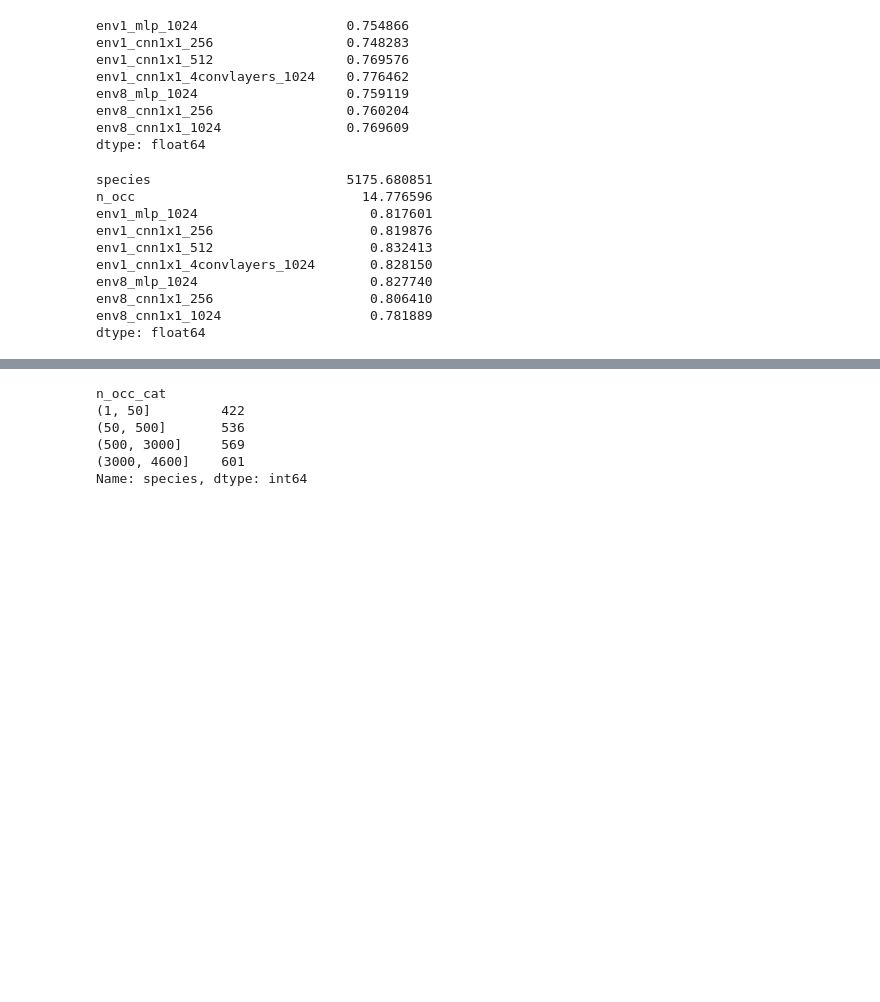
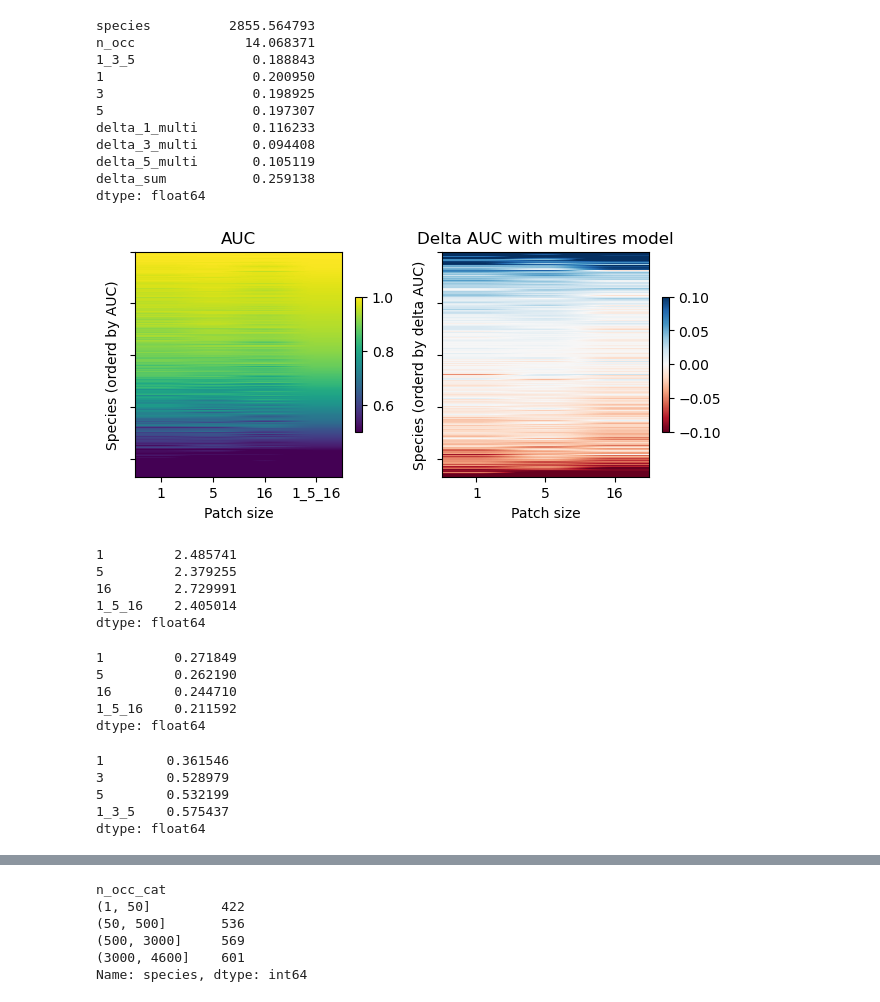
Before and after one commit to ninavantiel/multi_scale_SDMs, a Jupyter notebook: model_evaluation.ipynb, the cells around one changed output, grey strips where cells are left out. Drawn from its saved outputs; the diff is of its cells as text; code cells hidden in the pictures; blank space fills up the shorter version.

```diff
--- a/model_evaluation.ipynb
+++ b/model_evaluation.ipynb
@@ -57,24 +76,56 @@ FileNotFoundError: [Errno 2] No such file or directory: 'models/0213_MLP_env_1x1
 # %%
-auc_df.mean(axis=0)
+auc_df.reset_index()[auc_df.reset_index()['n_occ'] <= 50].std(axis=0)
 # %% [output]
-env1_mlp_1024                   0.754866
-env1_cnn1x1_256                 0.748283
-env1_cnn1x1_512                 0.769576
-env1_cnn1x1_4convlayers_1024    0.776462
-env8_mlp_1024                   0.759119
-env8_cnn1x1_256                 0.760204
-env8_cnn1x1_1024                0.769609
+species          2855.564793
+n_occ              14.068371
+1_3_5               0.188843
+1                   0.200950
+3                   0.198925
+5                   0.197307
+delta_1_multi       0.116233
+delta_3_multi       0.094408
+delta_5_multi       0.105119
+delta_sum           0.259138
 dtype: float64
-# %%
-auc_df.reset_index()[auc_df.reset_index()['n_occ'] <= 50].mean(axis=0)
-# %% [output]
-species                         5175.680851
-n_occ                             14.776596
-env1_mlp_1024                      0.817601
-env1_cnn1x1_256                    0.819876
-env1_cnn1x1_512                    0.832413
-env1_cnn1x1_4convlayers_1024       0.828150
-env8_mlp_1024                      0.827740
-env8_cnn1x1_256                    0.806410
-env8_cnn1x1_1024                   0.781889
-dtype: float64
+# %%
+fig,(ax1,ax2) = plt.subplots(1,2)
+
+# i = ax1.imshow(auc_df.sort_values('1_3_5', ascending=False)[['1','3','5','1_3_5']], aspect=0.002, vmin=0.5, vmax=1)
+i = ax1.imshow(auc_df.sort_values('1_5_16', ascending=False)[['1','5','16','1_5_16']], aspect=0.002, vmin=0.5, vmax=1)
+ax1.set_xticks(np.arange(4), labels=['1','5','16','1_5_16'])
+ax1.set(title='AUC', xlabel='Patch size', ylabel='Species (orderd by AUC)', yticklabels=[])
+fig.colorbar(i, ax=ax1, shrink=0.3)
+
+# i2 = ax2.imshow(auc_df.sort_values('delta_sum', ascending=False)[['delta_1_multi','delta_3_multi','delta_5_multi']], aspect=0.0015, vmin=-0.1, vmax=0.1, cmap='RdBu')
+i2 = ax2.imshow(auc_df.sort_values('delta_sum', ascending=False)[['delta_1_multi','delta_5_multi','delta_16_multi']], aspect=0.0015, vmin=-0.1, vmax=0.1, cmap='RdBu')
+ax2.set_xticks(np.arange(3), labels=['1','5','16'])
+ax2.set(title='Delta AUC with multires model', xlabel='Patch size', ylabel='Species (orderd by delta AUC)', yticklabels=[])
+fig.colorbar(i2, ax=ax2, shrink=0.3)
+
+plt.tight_layout()
+# %% [output]
+[figure, added]
+# %%
+auc_df[['1','5','16','1_5_16']].rank(axis=1, ascending=False).mean()
+# %% [output]
+1         2.485741
+5         2.379255
+16        2.729991
+1_5_16    2.405014
+dtype: float64
+# %%
+(auc_df[['1','5','16','1_5_16']].rank(axis=1, ascending=False) <= 1).sum(axis=0) / auc_df.shape[0]
+# %% [output]
+1         0.271849
+5         0.262190
+16        0.244710
+1_5_16    0.211592
+dtype: float64
+# %%
+(auc_df[['1','3','5','1_3_5']].rank(axis=1, ascending=False) <= 2).sum(axis=0) / auc_df.shape[0]
+# %% [output]
+1        0.361546
+3        0.528979
+5        0.532199
+1_3_5    0.575437
+dtype: float64
```
Also changed, not shown: parts of 19 cells of this notebook, 2 other files.
